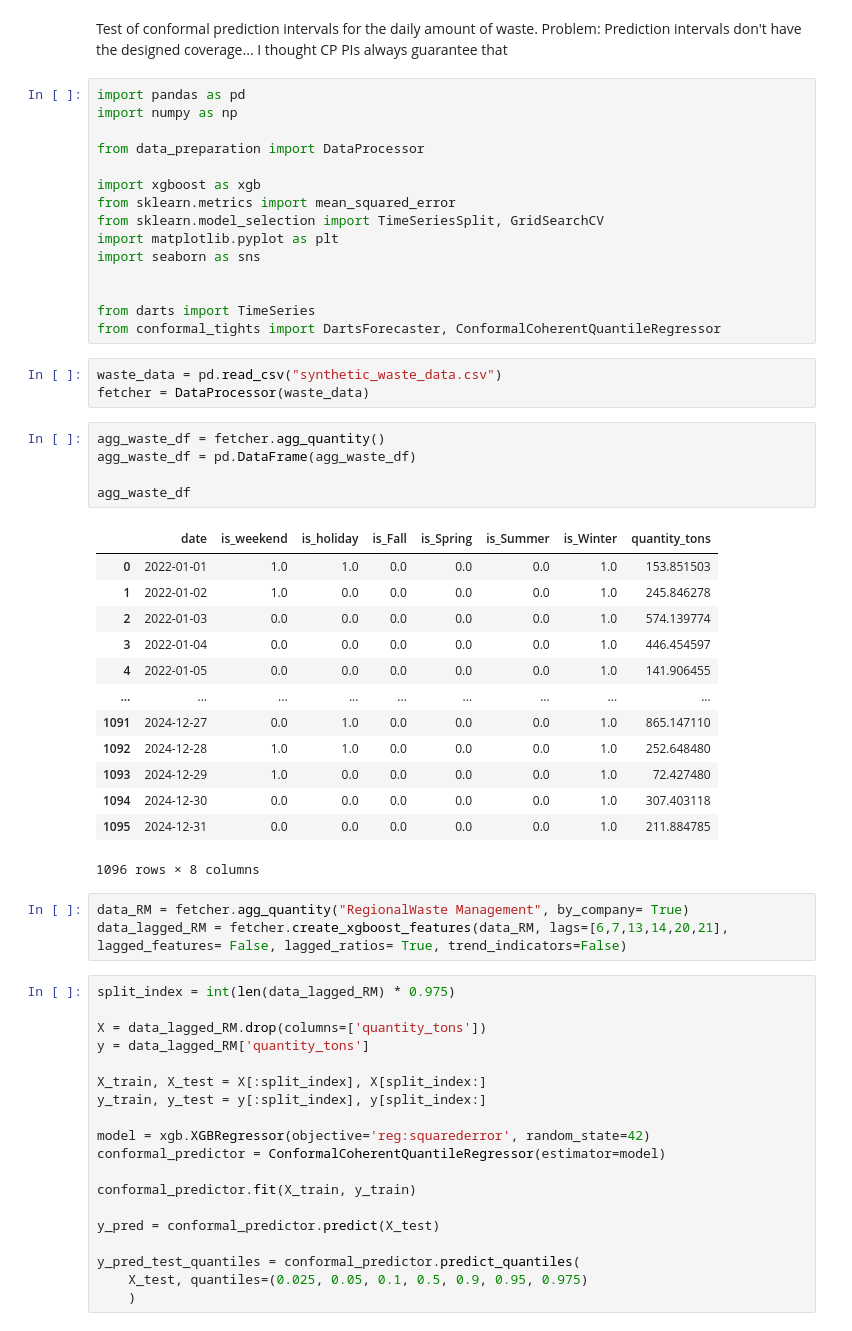
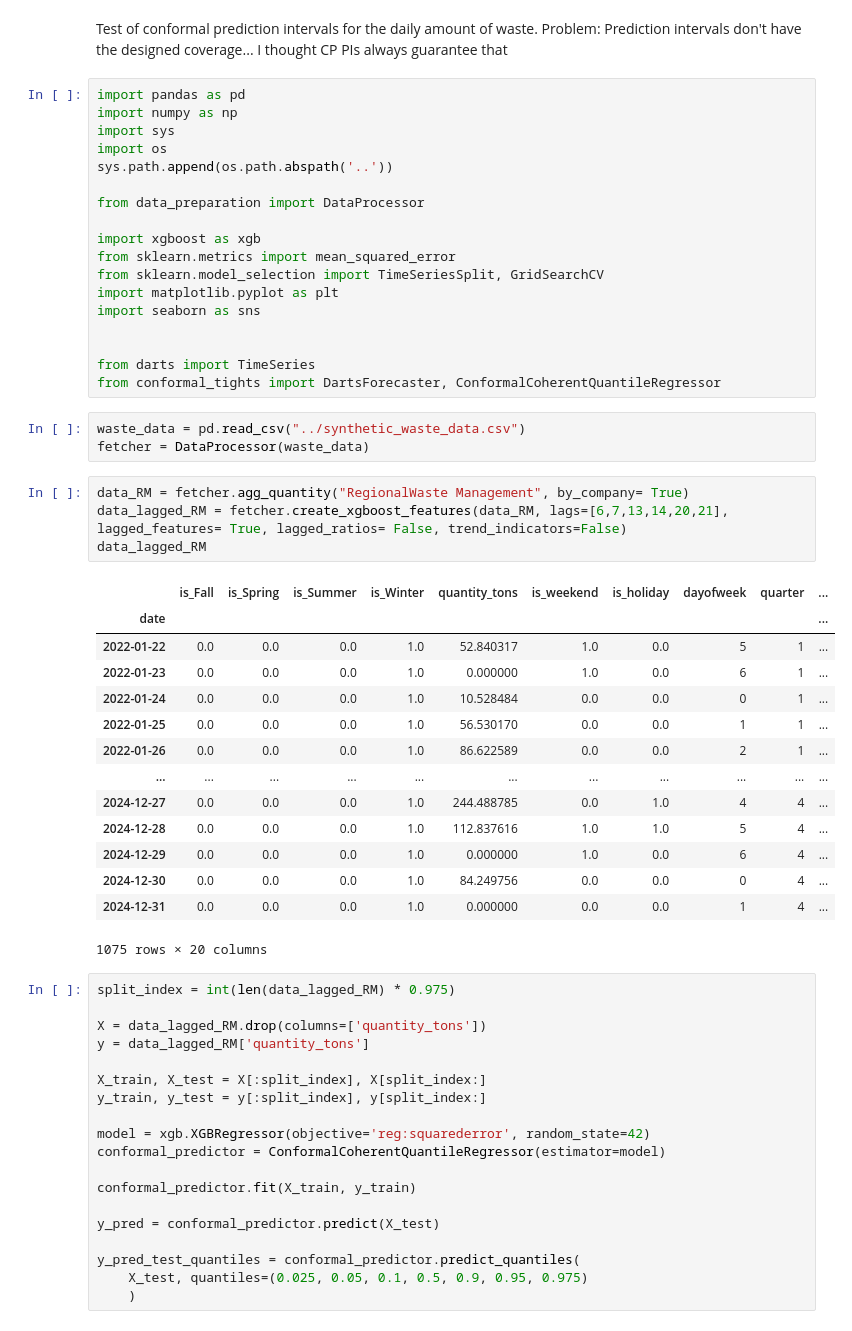
Before and after one commit to 1106maxi/AI-supported-Forecasting-Models-for-Waste-Management, a Jupyter notebook: implementation tests/test_prediction_intervals.ipynb, the cells around one changed output. Drawn from its saved outputs; the diff is of its cells as text.

```diff
--- a/implementation tests/test_prediction_intervals.ipynb
+++ b/implementation tests/test_prediction_intervals.ipynb
@@ -4,6 +4,9 @@ Problem: Prediction intervals don't have the designed coverage... I thought CP P
 # %%
 import pandas as pd
 import numpy as np
+import sys
+import os
+sys.path.append(os.path.abspath('..'))
 
 from data_preparation import DataProcessor
 
@@ -17,30 +20,27 @@ import seaborn as sns
 from darts import TimeSeries
 from conformal_tights import DartsForecaster, ConformalCoherentQuantileRegressor
 # %%
-waste_data = pd.read_csv("synthetic_waste_data.csv")
+waste_data = pd.read_csv("../synthetic_waste_data.csv")
 fetcher = DataProcessor(waste_data)
-# %%
-agg_waste_df = fetcher.agg_quantity()
-agg_waste_df = pd.DataFrame(agg_waste_df)
-
-agg_waste_df
-# %% [output]
-|  | date | is_weekend | is_holiday | is_Fall | is_Spring | is_Summer | is_Winter | quantity_tons |
-| 0 | 2022-01-01 | 1.0 | 1.0 | 0.0 | 0.0 | 0.0 | 1.0 | 153.851503 |
-| 1 | 2022-01-02 | 1.0 | 0.0 | 0.0 | 0.0 | 0.0 | 1.0 | 245.846278 |
-| 2 | 2022-01-03 | 0.0 | 0.0 | 0.0 | 0.0 | 0.0 | 1.0 | 574.139774 |
-| 3 | 2022-01-04 | 0.0 | 0.0 | 0.0 | 0.0 | 0.0 | 1.0 | 446.454597 |
-| 4 | 2022-01-05 | 0.0 | 0.0 | 0.0 | 0.0 | 0.0 | 1.0 | 141.906455 |
-| ... | ... | ... | ... | ... | ... | ... | ... | ... |
-| 1091 | 2024-12-27 | 0.0 | 1.0 | 0.0 | 0.0 | 0.0 | 1.0 | 865.147110 |
-| 1092 | 2024-12-28 | 1.0 | 1.0 | 0.0 | 0.0 | 0.0 | 1.0 | 252.648480 |
-| 1093 | 2024-12-29 | 1.0 | 0.0 | 0.0 | 0.0 | 0.0 | 1.0 | 72.427480 |
-| 1094 | 2024-12-30 | 0.0 | 0.0 | 0.0 | 0.0 | 0.0 | 1.0 | 307.403118 |
-| 1095 | 2024-12-31 | 0.0 | 0.0 | 0.0 | 0.0 | 0.0 | 1.0 | 211.884785 |
-1096 rows × 8 columns
 # %%
 data_RM = fetcher.agg_quantity("RegionalWaste Management", by_company= True)
-data_lagged_RM = fetcher.create_xgboost_features(data_RM, lags=[6,7,13,14,20,21], lagged_features= False, lagged_ratios= True, trend_indicators=False)
+data_lagged_RM = fetcher.create_xgboost_features(data_RM, lags=[6,7,13,14,20,21], lagged_features= True, lagged_ratios= False, trend_indicators=False)
+data_lagged_RM
+# %% [output]
+|  | is_Fall | is_Spring | is_Summer | is_Winter | quantity_tons | is_weekend | is_holiday | dayofweek | quarter | ... |
+| date |  |  |  |  |  |  |  |  |  | ... |
+| 2022-01-22 | 0.0 | 0.0 | 0.0 | 1.0 | 52.840317 | 1.0 | 0.0 | 5 | 1 | ... |
+| 2022-01-23 | 0.0 | 0.0 | 0.0 | 1.0 | 0.000000 | 1.0 | 0.0 | 6 | 1 | ... |
+| 2022-01-24 | 0.0 | 0.0 | 0.0 | 1.0 | 10.528484 | 0.0 | 0.0 | 0 | 1 | ... |
+| 2022-01-25 | 0.0 | 0.0 | 0.0 | 1.0 | 56.530170 | 0.0 | 0.0 | 1 | 1 | ... |
+| 2022-01-26 | 0.0 | 0.0 | 0.0 | 1.0 | 86.622589 | 0.0 | 0.0 | 2 | 1 | ... |
+| ... | ... | ... | ... | ... | ... | ... | ... | ... | ... | ... |
+| 2024-12-27 | 0.0 | 0.0 | 0.0 | 1.0 | 244.488785 | 0.0 | 1.0 | 4 | 4 | ... |
+| 2024-12-28 | 0.0 | 0.0 | 0.0 | 1.0 | 112.837616 | 1.0 | 1.0 | 5 | 4 | ... |
+| 2024-12-29 | 0.0 | 0.0 | 0.0 | 1.0 | 0.000000 | 1.0 | 0.0 | 6 | 4 | ... |
+| 2024-12-30 | 0.0 | 0.0 | 0.0 | 1.0 | 84.249756 | 0.0 | 0.0 | 0 | 4 | ... |
+| 2024-12-31 | 0.0 | 0.0 | 0.0 | 1.0 | 0.000000 | 0.0 | 0.0 | 1 | 4 | ... |
+1075 rows × 20 columns
 # %%
 split_index = int(len(data_lagged_RM) * 0.975)
 
```
Also changed, not shown: parts of 4 cells of this notebook, 14 other files.
